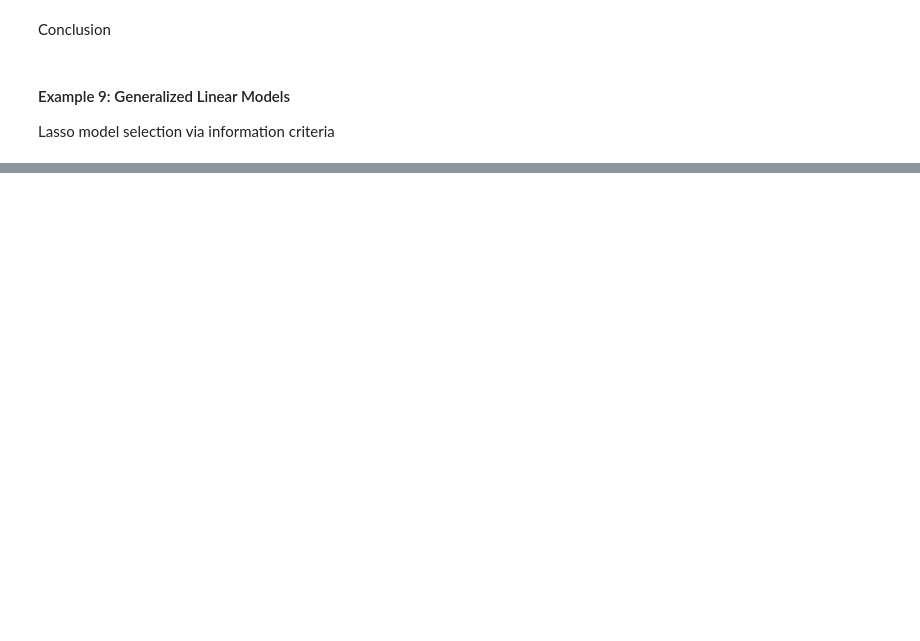
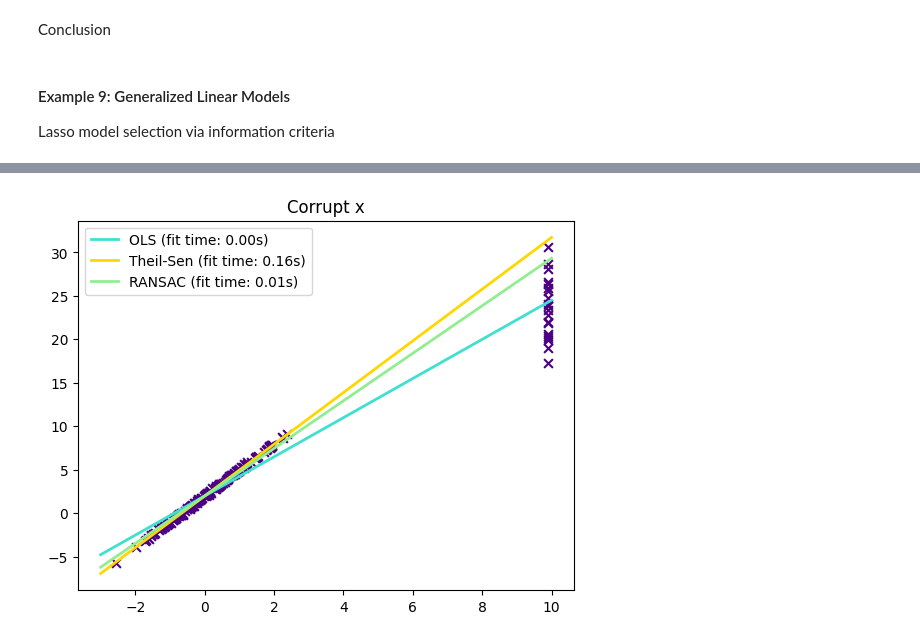
Before and after one commit to shalloweach/Scikit-learn-doc-code, a Jupyter notebook: 1. Supervised learning/1.1. Linear Models.ipynb, the cells around one changed output, grey strips where cells are left out. Saved outputs shown, nothing was run; the diff lists cells and outputs as text; code cells hidden in the pictures; blank space fills up the shorter version.

```diff
--- a/1. Supervised learning/1.1. Linear Models.ipynb
+++ b/1. Supervised learning/1.1. Linear Models.ipynb
@@ -1458,0 +2723,34 @@ _ = plt.title("Lasso model selection via AIC and BIC")
+# %%
+np.random.seed(0)
+# Linear model y = 3*x + N(2, 0.1**2)
+x = np.random.randn(n_samples)
+noise = 0.1 * np.random.randn(n_samples)
+y = 3 * x + 2 + noise
+# 10% outliers
+x[-20:] = 9.9
+y[-20:] += 22
+X = x[:, np.newaxis]
+
+plt.figure()
+plt.scatter(x, y, color="indigo", marker="x", s=40)
+
+line_x = np.array([-3, 10])
+for name, estimator in estimators:
+    t0 = time.time()
+    estimator.fit(X, y)
+    elapsed_time = time.time() - t0
+    y_pred = estimator.predict(line_x.reshape(2, 1))
+    plt.plot(
+        line_x,
+        y_pred,
+        color=colors[name],
+        linewidth=lw,
+        label="%s (fit time: %.2fs)" % (name, elapsed_time),
+    )
+
+plt.axis("tight")
+plt.legend(loc="upper left")
+plt.title("Corrupt x")
+plt.show()
+# %% [output]
+[figure, added]
```
Also changed, not shown: parts of 113 cells of this notebook.
